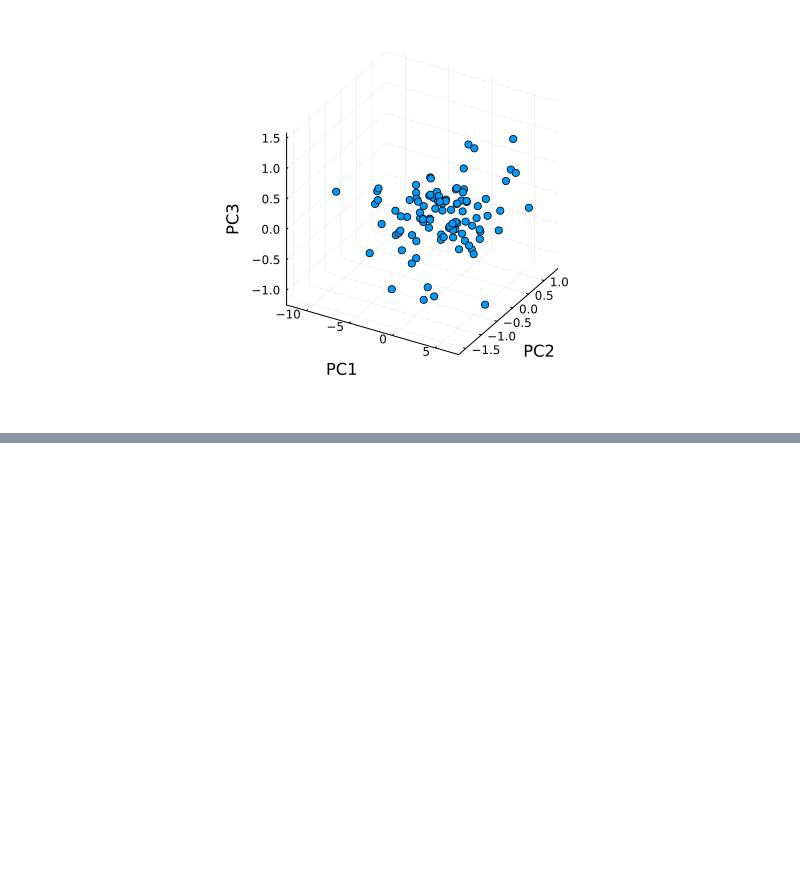
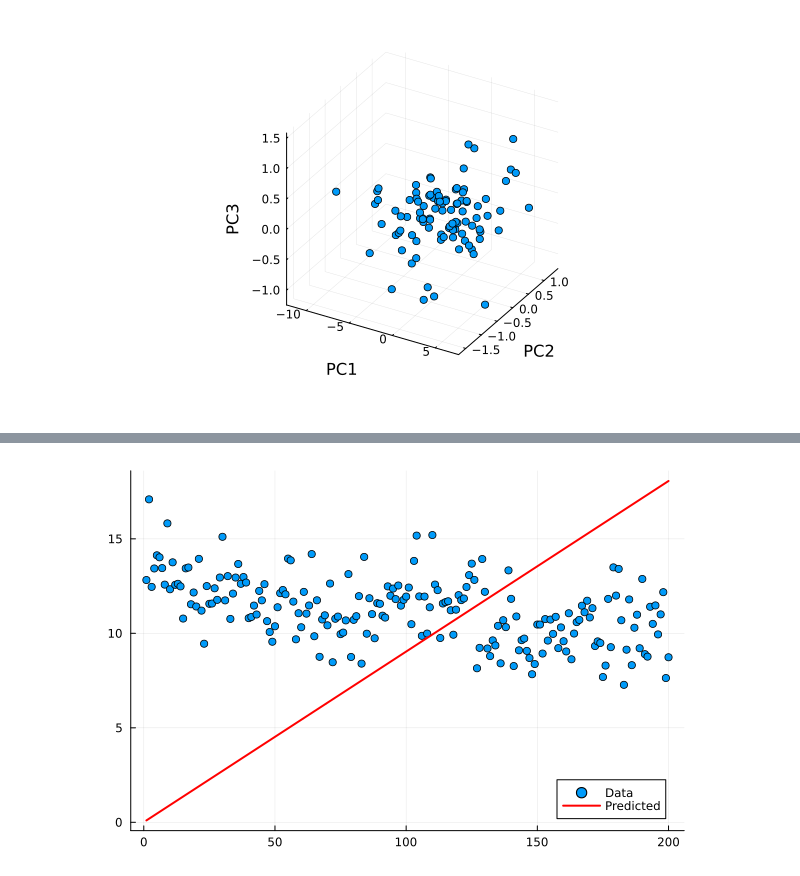
Before and after one commit to helmutstrey/BME-574-2024-homeworks, a Jupyter notebook: BME574 Project cui.ipynb, the cells around one changed output, grey strips where cells are left out. Drawn from its saved outputs; the diff is of its cells as text; code cells hidden in the pictures; blank space fills up the shorter version.

```diff
--- a/BME574 Project cui.ipynb
+++ b/BME574 Project cui.ipynb
@@ -301,0 +384,6 @@ Plots.plot!(p,xlabel="PC1",ylabel="PC2",zlabel="PC3",legend = nothing)
+# %%
+function generate_data(rng::AbstractRNG)
+    x = reshape(collect(range(-2.0f0, 2.0f0, 128)), (1, 128))
+    y = evalpoly.(x, ((0, -2, 1),)) .+ randn(rng, (1, 128)) .* 0.1f0
+    return (x, y)
+end
@@ -301,0 +392,5 @@ Plots.plot!(p,xlabel="PC1",ylabel="PC2",zlabel="PC3",legend = nothing)
+# %%
+rng = MersenneTwister()
+Random.seed!(rng, 12345)
+
+(x, y) = generate_data(rng)
@@ -301,0 +557,5 @@ Plots.plot!(p,xlabel="PC1",ylabel="PC2",zlabel="PC3",legend = nothing)
+# %%
+F2D=vec(F2D)
+F5PG=vec(F5PG)
+P5PG=vec(P5PG)
+Psus=vec(Psus)
@@ -301,0 +580,50 @@ Plots.plot!(p,xlabel="PC1",ylabel="PC2",zlabel="PC3",legend = nothing)
+# %%
+using Random
+using Plots
+using Flux
+
+# Generate the data
+x_data = (1:200)
+y_data = F2D
+a_data=F5PG
+b_data=P5PG
+c_data=Psus
+
+# Define the model
+model = Chain(
+    Dense(1, 64, relu),  # First layer: 1 input, 64 neurons, ReLU activation
+    Dense(64, 64, relu), # Second layer: 64 inputs, 64 neurons, ReLU activation
+    Dense(64, 1)         # Output layer: 64 inputs, 1 output, linear activation
+)
+
+# Define loss function and optimizer
+loss(x, y) = Flux.Losses.mse(model(x), y)
+loss(x, a) = Flux.Losses.mse(model(x), y)
+loss(x, b) = Flux.Losses.mse(model(x), y)
+loss(x, c) = Flux.Losses.mse(model(x), y)
+opt = Flux.ADAM()
+
+# Prepare data for training
+x_train = reshape(collect(x_data), 1, :)  # Reshape
+y_train = reshape(collect(y_data), 1, :)
+a_train = reshape(collect(a_data), 1, :)
+b_train = reshape(collect(b_data), 1, :)
+c_train = reshape(collect(c_data), 1, :)
+
+# Train the model
+Flux.train!(loss, Flux.params(model), [(x_train, y_train)], opt)
+Flux.train!(loss, Flux.params(model), [(x_train, a_train)], opt)
+Flux.train!(loss, Flux.params(model), [(x_train, b_train)], opt)
+Flux.train!(loss, Flux.params(model), [(x_train, c_train)], opt)
+
+# Compute the output
+y_predicted = model(x_train)
+a_predicted = model(x_train)
+b_predicted = model(x_train)
+v_predicted = model(x_train)
+
+# Plot the results
+Plots.scatter(x_data, y_data, label="Data")
+Plots.plot!(x_data, y_predicted', label="Predicted", color=:red, lw=2)
+# %% [output]
+[figure, added]
```
Also changed, not shown: parts of 42 cells of this notebook.
